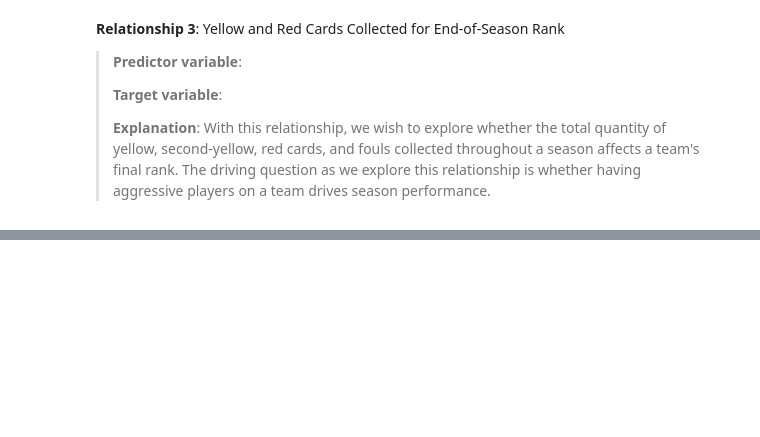
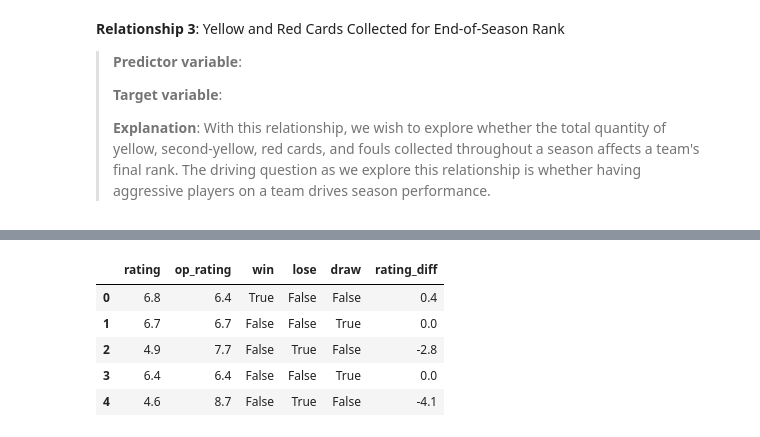
Before and after one commit to sofiamurillosanchez/CS5394-Project2, a Jupyter notebook: Project02.ipynb, the cells around one changed output, grey strips where cells are left out. Cells and saved outputs as stored; diff of their text form; code cells hidden in the pictures; blank space fills up the shorter version.

```diff
--- a/Project02.ipynb
+++ b/Project02.ipynb
@@ -738,0 +741,21 @@ df_6 = df_merged[['year', 'league', 'Away Team', 'Match Excitement', 'away_team_
+# %%
+# Obtain relevant columns
+df_1 = df_merged[['Home Team Rating', 'Away Team Rating', 'home_team_win', 'away_team_win', 'draw']]
+df_2 = df_merged[['Away Team Rating', 'Home Team Rating', 'away_team_win', 'home_team_win', 'draw']]
+
+# Reformat column names and concatinate into single dataframe
+renamed_cols = ['rating', 'op_rating', 'win', 'lose', 'draw']
+df_1.columns = renamed_cols
+df_2.columns = renamed_cols
+df_comb = pd.concat([df_1, df_2])
+
+# Calculate difference in rating vs. opponent rating
+df_comb['rating_diff'] = df_comb.rating - df_comb.op_rating
+df_comb.head()
+# %% [output]
+|  | rating | op_rating | win | lose | draw | rating_diff |
+| 0 | 6.8 | 6.4 | True | False | False | 0.4 |
+| 1 | 6.7 | 6.7 | False | False | True | 0.0 |
+| 2 | 4.9 | 7.7 | False | True | False | -2.8 |
+| 3 | 6.4 | 6.4 | False | False | True | 0.0 |
+| 4 | 4.6 | 8.7 | False | True | False | -4.1 |
```
Also changed, not shown: parts of 9 cells of this notebook.
